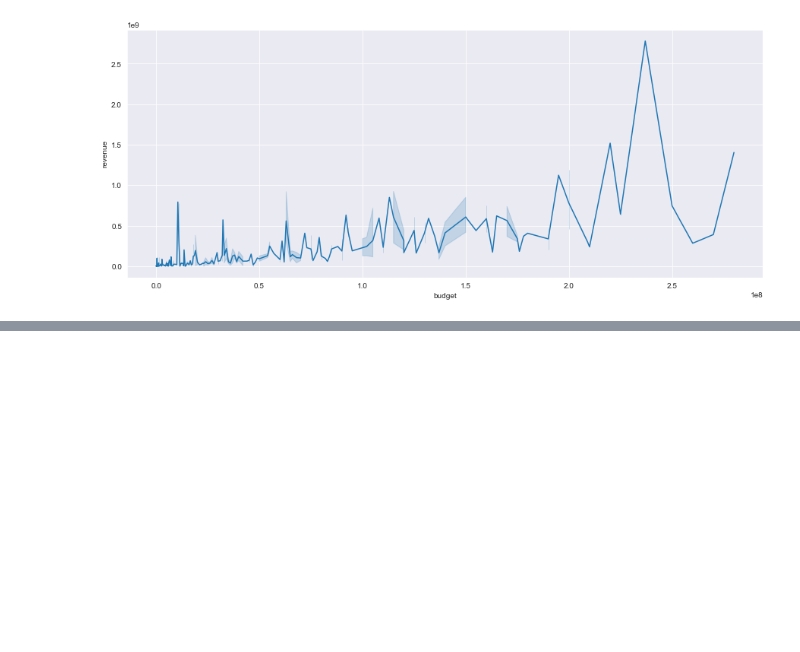
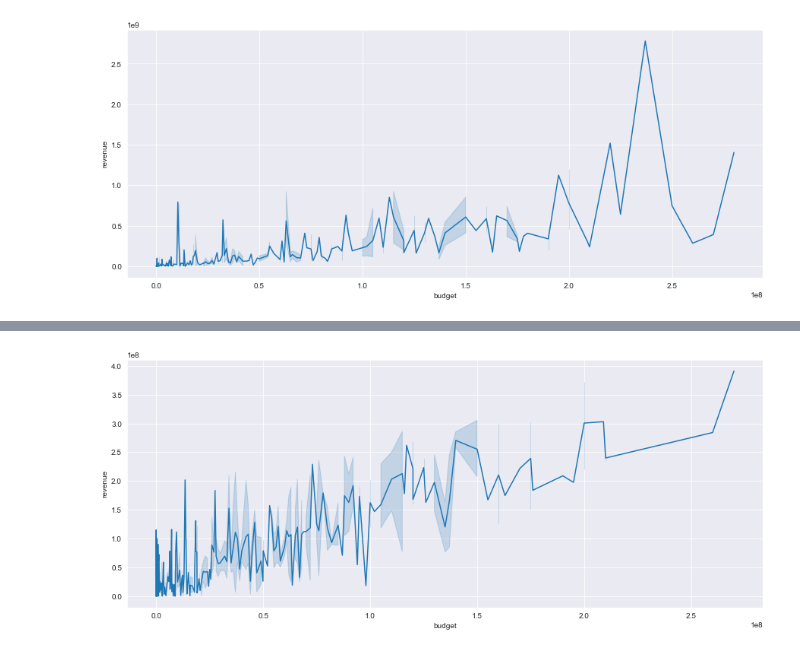
Before and after one commit to krbendol/movie_analysis_Microsoft, a Jupyter notebook: Data_Work.ipynb, the cells around one changed output, grey strips where cells are left out. Drawn from its saved outputs; the diff is of its cells as text; code cells hidden in the pictures; blank space fills up the shorter version.

```diff
--- a/Data_Work.ipynb
+++ b/Data_Work.ipynb
@@ -183,0 +185,7 @@ sns.lineplot(x=df_scifi["budget"], y=df_scifi["revenue"], data=df_action);
+# %%
+df_action = df_temp[df_temp["genres"] == "Action"]
+
+fig7, ax7 = plt.subplots(figsize=(15,6))
+sns.lineplot(x=df_action["budget"], y=df_action["revenue"]);
+# %% [output]
+[figure, added]
```
Also changed, not shown: parts of 6 cells of this notebook.
